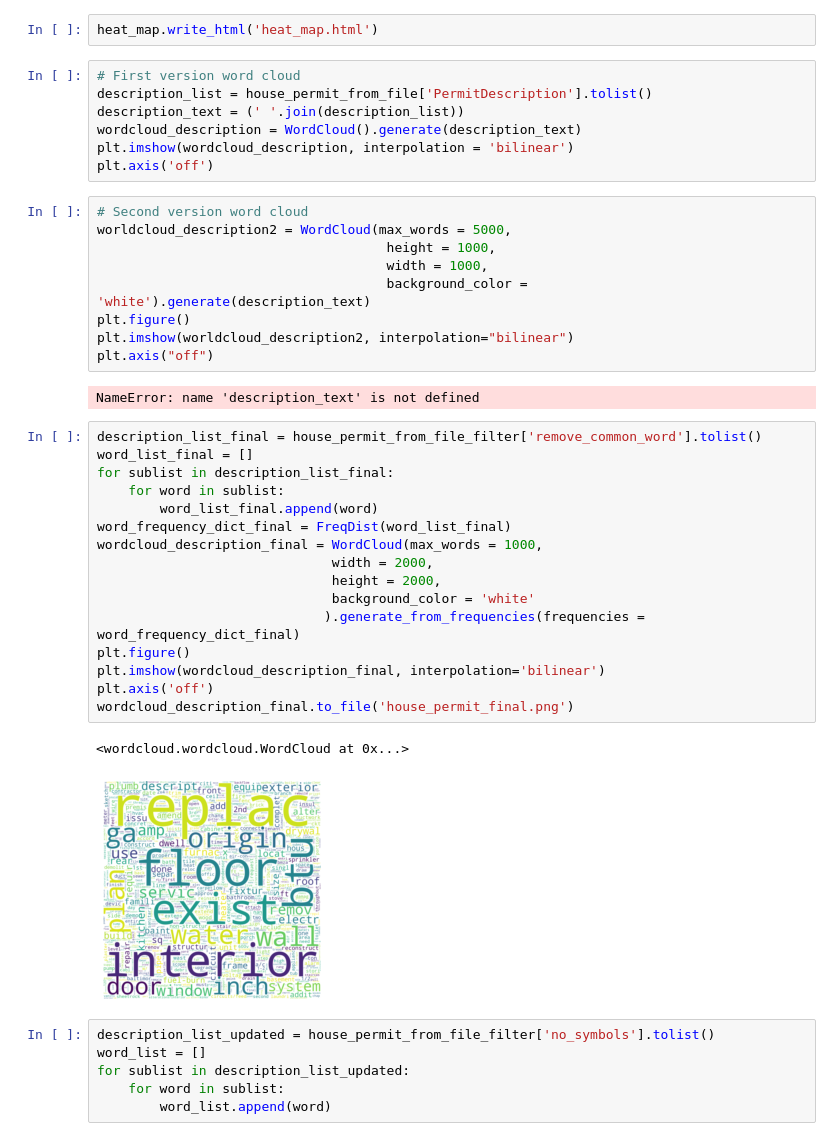
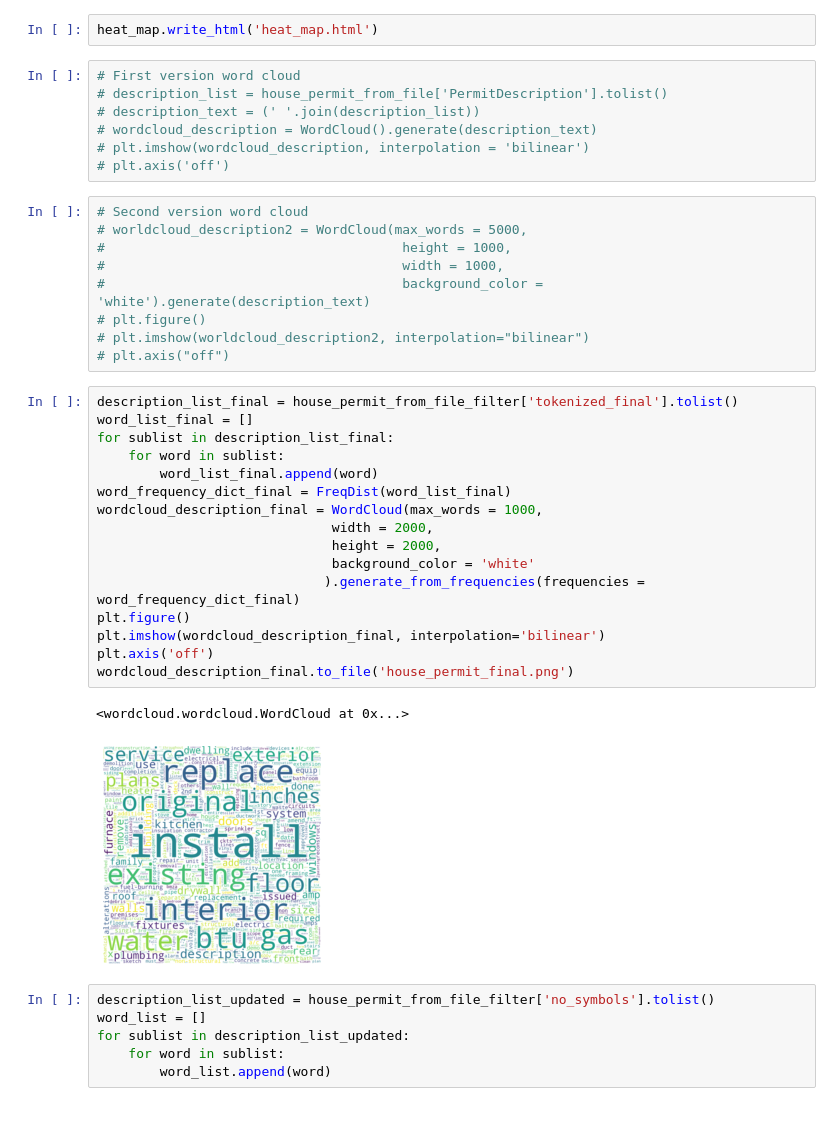
Before and after one commit to Gramir10/Construction-Permit-Text-Analysis, a Jupyter notebook: CPTA_project.ipynb, the cells around one changed output. Drawn from its saved outputs; the diff is of its cells as text.

Commit message:
Update word cloud

```diff
--- a/CPTA_project.ipynb
+++ b/CPTA_project.ipynb
@@ -396,41 +396,39 @@ heat_map = px.density_mapbox(df_visual,
 heat_map.write_html('heat_map.html')
 # %%
 # First version word cloud
-description_list = house_permit_from_file['PermitDescription'].tolist()
-description_text = (' '.join(description_list))
-wordcloud_description = WordCloud().generate(description_text)
-plt.imshow(wordcloud_description, interpolation = 'bilinear')
-plt.axis('off')
+# description_list = house_permit_from_file['PermitDescription'].tolist()
+# description_text = (' '.join(description_list))
+# wordcloud_description = WordCloud().generate(description_text)
+# plt.imshow(wordcloud_description, interpolation = 'bilinear')
+# plt.axis('off')
 # %%
 # Second version word cloud
-worldcloud_description2 = WordCloud(max_words = 5000,
-                                     height = 1000,
-                                     width = 1000,
-                                     background_color = 'white').generate(description_text)
-plt.figure()
-plt.imshow(worldcloud_description2, interpolation="bilinear")
-plt.axis("off")
+# worldcloud_description2 = WordCloud(max_words = 5000,
+#                                      height = 1000,
+#                                      width = 1000,
+#                                      background_color = 'white').generate(description_text)
+# plt.figure()
+# plt.imshow(worldcloud_description2, interpolation="bilinear")
+# plt.axis("off")
-# %% [output]
-NameError: name 'description_text' is not defined
 # %%
-description_list_final = house_permit_from_file_filter['remove_common_word'].tolist()
+description_list_final = house_permit_from_file_filter['tokenized_final'].tolist()
 word_list_final = []
 for sublist in description_list_final:
     for word in sublist:
         word_list_final.append(word)
 word_frequency_dict_final = FreqDist(word_list_final)
 wordcloud_description_final = WordCloud(max_words = 1000,
                               width = 2000,
                               height = 2000,
                               background_color = 'white'
                              ).generate_from_frequencies(frequencies = word_frequency_dict_final)
 plt.figure()
 plt.imshow(wordcloud_description_final, interpolation='bilinear')
 plt.axis('off')
 wordcloud_description_final.to_file('house_permit_final.png')
 # %% [output]
 <wordcloud.wordcloud.WordCloud at 0x...>
-[figure, old version]
+[figure, new version]
 # %%
 description_list_updated = house_permit_from_file_filter['no_symbols'].tolist()
 word_list = []
```
Also changed, not shown: 1 other file.
